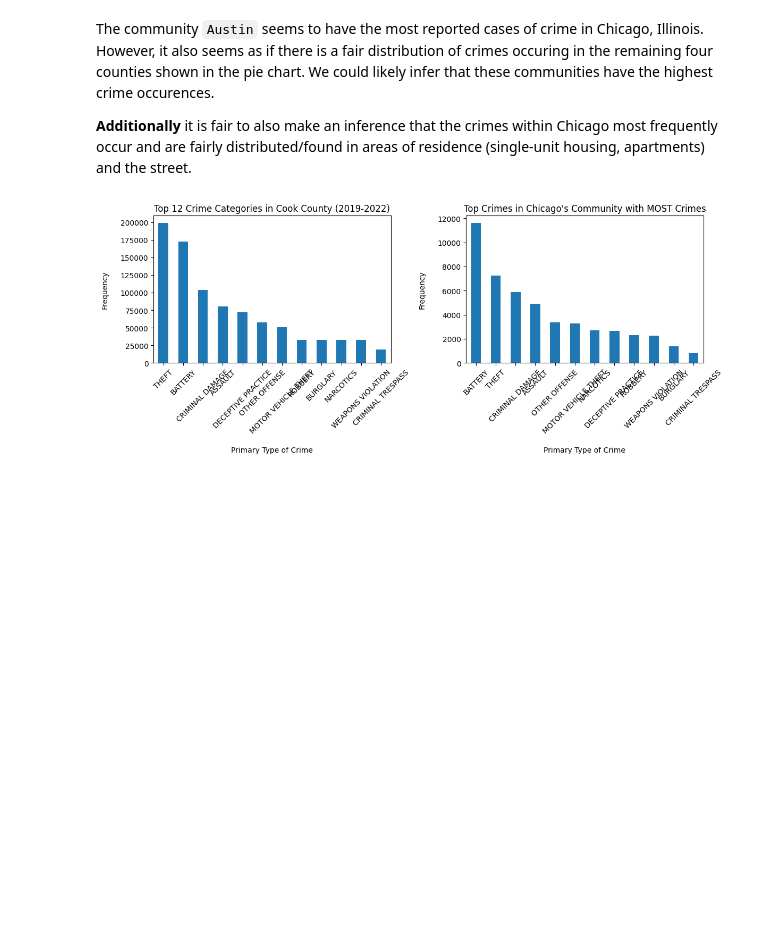
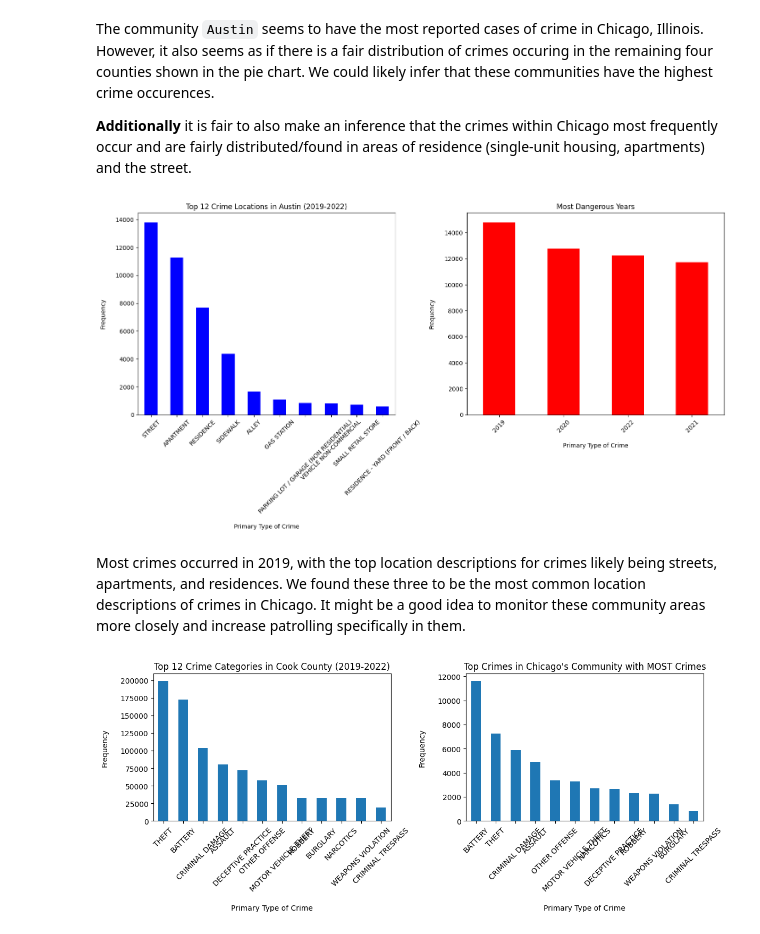
Before and after one commit to kfukutom/urban-informatics, a Jupyter notebook: src/main.ipynb, the cells around one changed output. Cells and saved outputs as stored; diff of their text form; code cells hidden in the pictures; blank space fills up the shorter version.

```diff
--- a/src/main.ipynb
+++ b/src/main.ipynb
@@ -358,6 +368,30 @@ plt.show()
 The community `Austin` seems to have the most reported cases of crime in Chicago, Illinois. However, it also seems as if there is a fair distribution of crimes occuring in the remaining four counties shown in the pie chart. We could likely infer that these communities have the highest crime occurences.
 
 **Additionally** it is fair to also make an inference that the crimes within Chicago most frequently occur and are fairly distributed/found in areas of residence (single-unit housing, apartments) and the street.
+# %%
+austin = temp[temp['Community Name'] == 'AUSTIN']
+fig, ax = plt.subplots(1, 2, figsize=(15, 8))
+
+# Specify colors for the first plot
+austin['Location Description'].value_counts().head(10).plot.bar(ax=ax[0], color='blue')
+ax[0].set_title("Top 12 Crime Locations in Austin (2019-2022)")
+ax[0].set_xlabel("\nPrimary Type of Crime")
+ax[0].set_ylabel("Frequency\n")
+ax[0].tick_params(axis='x', rotation=45)
+
+# Specify colors for the second plot
+austin['Year'].value_counts().head(10).plot.bar(ax=ax[1], color='red')
+ax[1].set_title("Most Dangerous Years")
+ax[1].set_xlabel("\nPrimary Type of Crime")
+ax[1].set_ylabel("Frequency\n")
+ax[1].tick_params(axis='x', rotation=45)
+
+plt.tight_layout()
+plt.show()
+# %% [output]
+[figure, added]
+# %% [markdown]
+Most crimes occurred in 2019, with the top location descriptions for crimes likely being streets, apartments, and residences. We found these three to be the most common location descriptions of crimes in Chicago. It might be a good idea to monitor these community areas more closely and increase patrolling specifically in them.
 # %%
 fig, ax = plt.subplots(1, 2, figsize=(12, 5))
 
```
Also changed, not shown: parts of 61 cells of this notebook.
